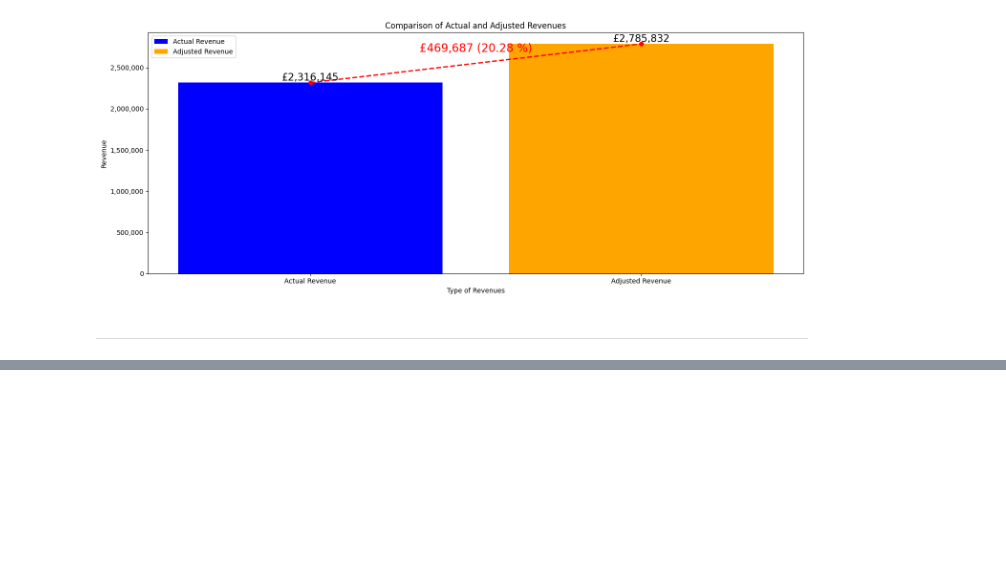
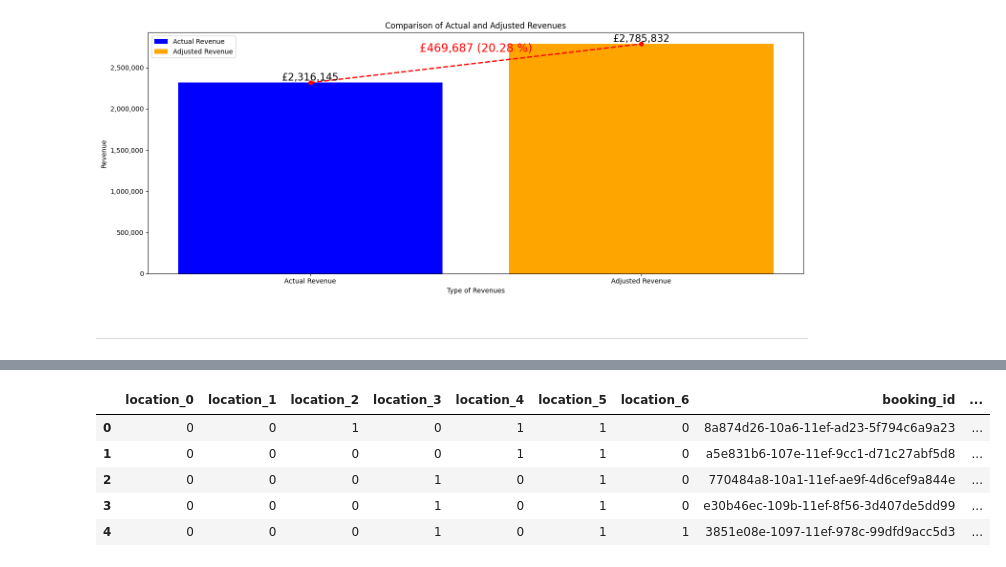
Before and after one commit to tejasnavalkhe/Optimising-Car-Sharing-Profitability-with-a-Regional-Pricing-Strategy, a Jupyter notebook: code/Model Building.ipynb, the cells around one changed output, grey strips where cells are left out. Drawn from its saved outputs; the diff is of its cells as text; code cells hidden in the pictures; blank space fills up the shorter version.

Commit message:
Functional data processing method. Left model prediction code

```diff
--- a/code/Model Building.ipynb
+++ b/code/Model Building.ipynb
@@ -571,0 +828,20 @@ plot_revenue_comparison_overall(predictions_df)
+# %%
+location_mapping = {
+    'ABI': 'Abingdon', 'ABN': 'Aberdeen', 'BIC': 'Bicester', 'BIL': 'Billingshurst', 'BIR': 'Birmingham', 'BNB': 'Banbury', 'BOU': 'Bournemouth',
+    'BRE': 'Brentwood', 'BRI': 'Bristol', 'CAN': 'Canterbury', 'CHI': 'Chichester', 'CHM': 'Chelmsford', 'CLY': 'Crawley', 'COA': 'Coatbridge',
+    'DAL': 'Dalkeith', 'DDE': 'Dundee', 'DER': 'Derby', 'DUN': 'Dunbar', 'DUR': 'Durham', 'EAS': 'Eastbourne', 'EDI': 'Edinburgh', 'ELI': 'Elgin',
+    'EST': 'Eastleigh', 'EXE': 'Exeter', 'EYN': 'Eynsham', 'FAL': 'Falkirk', 'FRO': 'Frome', 'GHD': 'Gateshead', 'GLA': 'Glasgow', 'HAD': 'Haddington',
+    'HAI': 'Hainault', 'HAR': 'Harrogate', 'HAS': 'Hastings', 'HOR': 'Horsham', 'HOT': 'Henley-on-Thames', 'HRE': 'Houghton-Regis', 'HUN': 'Huntly',
+    'HWY': 'High Wycombe', 'INR': 'Inverurie', 'IOW': 'Isle-of-Wight', 'IPS': 'Ipswich', 'KID': 'Kidlington', 'KNA': 'Knaresborough', 'KNT': 'Maidstone',
+    'LAN': 'Lancaster', 'LEM': 'Leamington-Spa', 'LEW': 'Lewes', 'LON': 'Harrow', 'MUS': 'Musselburgh', 'NAN': 'Nantwich', 'NBE': 'North Berwick',
+    'NCL': 'Newcastle', 'NEW': 'Newbury', 'NTH': 'North Shields', 'OHL': 'Oxenholme', 'ONF': 'On-fleet Bay', 'ORK': 'Orkney', 'OXF': 'Oxford',
+    'PEN': 'Penrith', 'PER': 'Perth', 'PLY': 'Plymouth', 'PUT': 'Putney', 'REA': 'Reading', 'RIP': 'Ripon', 'SAF': 'Saffron Walden', 'SAL': 'Salford',
+    'SBY': 'Salisbury', 'SHR': 'Shrewsbury', 'SOL': 'Solihull', 'SSH': 'South Shields', 'SUN': 'Sunderland', 'SWI': 'Swindon', 'TUN': 'Tunbridge Wells',
+    'UPP': 'Upper Tooting', 'WAL': 'Walton-on-Thames', 'WAN': 'Wandsworth', 'WAR': 'Warwick', 'WIN': 'Winchester', 'WLG': 'Wallingford', 'WND': 'Windermere',
+    'WNT': 'Wantage', 'WOK': 'Wokingham', 'WOR': 'Worthing', 'WRR': 'Warrington', 'WSM': 'Weston-super-Mare'
+}
+# %%
+tariff_df = pd.read_csv(DATA_PATH + 'Diff Tariffs.csv')
+
+# data preprocessing
+df = preprocess_data(raw_df, tariff_df, location_mapping)
@@ -571,0 +857,3 @@ plot_revenue_comparison_overall(predictions_df)
+# %%
+# data transformation
+df = transform_data(df)
@@ -571,0 +869,13 @@ plot_revenue_comparison_overall(predictions_df)
+# %%
+# feature encoding
+scaled_df = df.copy()
+scaled_df = encode_features(scaled_df)
+# %%
+scaled_df.head()
+# %% [output]
+|  | location_0 | location_1 | location_2 | location_3 | location_4 | location_5 | location_6 | booking_id | ... |
+| 0 | 0 | 0 | 1 | 0 | 1 | 1 | 0 | 8a874d26-10a6-11ef-ad23-5f794c6a9a23 | ... |
+| 1 | 0 | 0 | 0 | 0 | 1 | 1 | 0 | a5e831b6-107e-11ef-9cc1-d71c27abf5d8 | ... |
+| 2 | 0 | 0 | 0 | 1 | 0 | 1 | 0 | 770484a8-10a1-11ef-ae9f-4d6cef9a844e | ... |
+| 3 | 0 | 0 | 0 | 1 | 0 | 1 | 0 | e30b46ec-109b-11ef-8f56-3d407de5dd99 | ... |
+| 4 | 0 | 0 | 0 | 1 | 0 | 1 | 1 | 3851e08e-1097-11ef-978c-99dfd9acc5d3 | ... |
```
Also changed, not shown: parts of 32 cells of this notebook.
